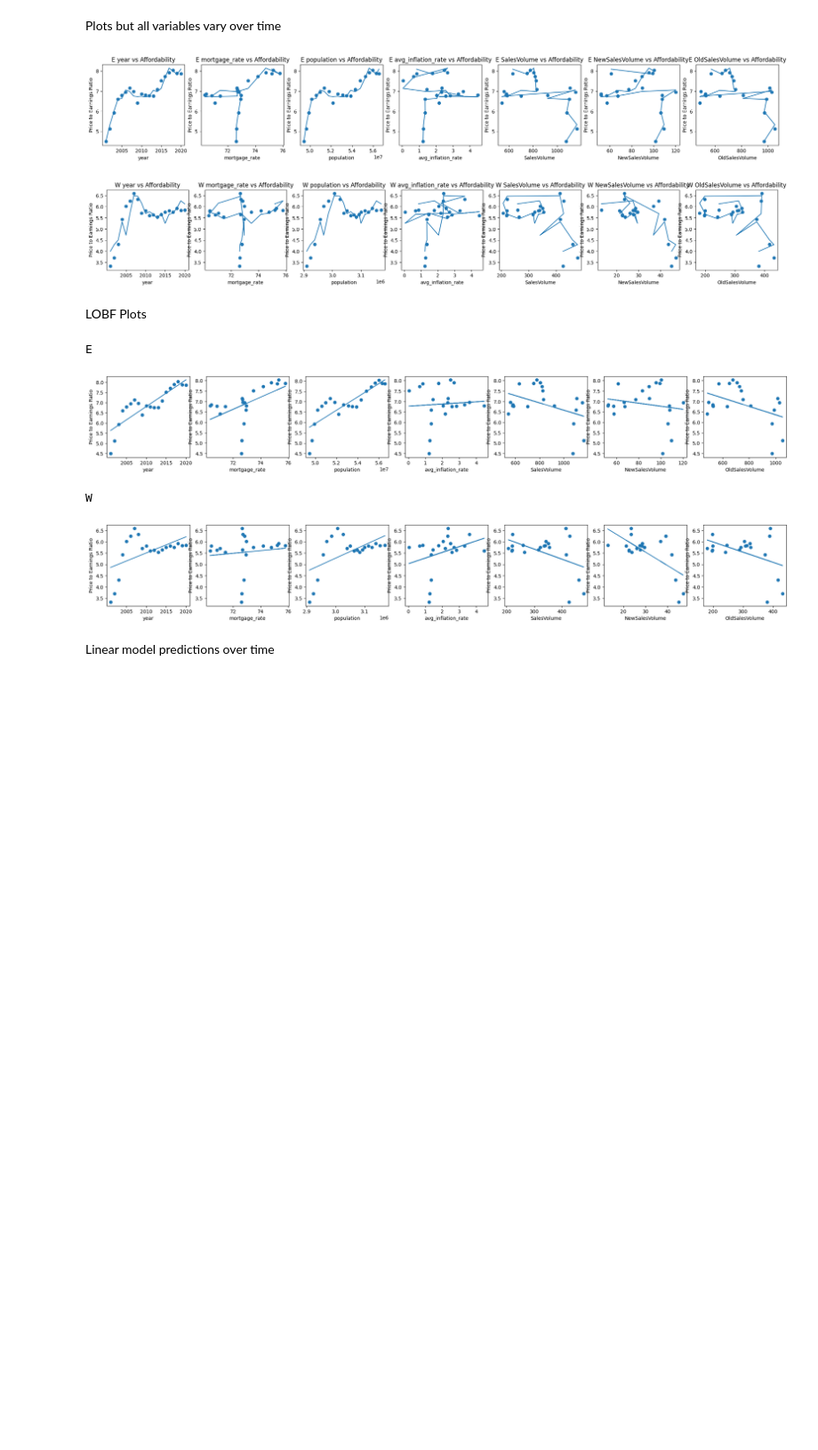
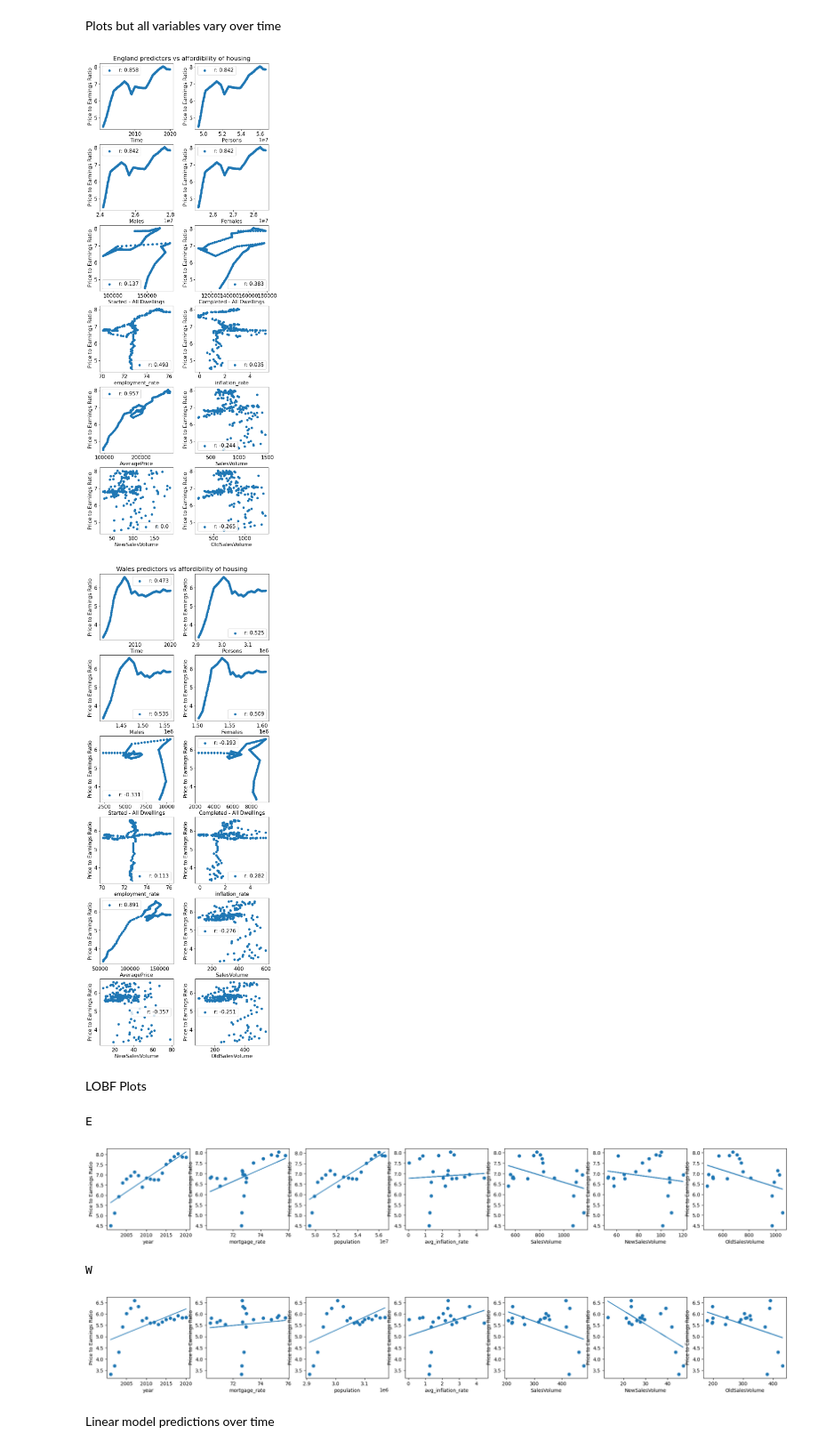
Before and after one commit to qa21336/HousingStatisticsAnalysis-, a Jupyter notebook: Merged_Data_Feature_Evaluation.ipynb, the cells around one changed output. Shown at 89% size. Cells and saved outputs as stored; diff of their text form; code cells hidden in the pictures; blank space fills up the shorter version.

```diff
--- a/Merged_Data_Feature_Evaluation.ipynb
+++ b/Merged_Data_Feature_Evaluation.ipynb
@@ -9,9 +9,7 @@ import pandas as pd
 from google.colab import drive
 drive.mount('/content/drive')
 
-df = pd.read_csv("/content/drive/MyDrive/ADS Datasets/mergedDataV1.1.csv")
-
-df = df.drop("Unnamed: 0", axis=1)
+df = pd.read_csv("/content/drive/MyDrive/ADS Datasets/cleaned_interpolated.csv")
 df.head()
 # %% [output]
 Drive already mounted at /content/drive; to attempt to forcibly remount, call drive.mount("/content/drive", force_remount=True).
@@ -25,0 +24,12 @@ Find statistics about correlations of features with price-to-earnings + linear r
+# %%
+monthsYears = df["mm/yyyy"]
+months = list(map(lambda my: int(my.split("/")[0]), monthsYears))
+years = list(map(lambda my: int(my.split("/")[1]), monthsYears))
+
+# -1 so it's zero indexes, /12 so its in range [0, 1)
+monthsReformatted = (np.array(months) - 1) / 12
+time = np.array(years) + monthsReformatted
+
+df.insert(0, "Time", time)
+df = df.drop(["Year", "mm/yyyy"], axis=1)
+df.head()
@@ -93,8 +128,10 @@ Do some plots (everything other than indep. variable is the mean)
 # %%
 import matplotlib.pyplot as plt
 
+numFeatures = len(df.columns)-2
+
 for i, country in enumerate(countries):
-    fig, axes = plt.subplots(1, 7, figsize=(25, 3))
+    fig, axes = plt.subplots(1, numFeatures, figsize=(25, 3))
 
     # Get labels for country
     countryDf = (df.loc[df["country"] == country]).drop("country", axis=1)
@@ -126,29 +163,46 @@ for i, country in enumerate(countries):
 Plots but all variables vary over time
 # %%
 for i, country in enumerate(countries):
-    fig, axes = plt.subplots(1, 7, figsize=(25, 3))
+    #numCols = int(np.ceil(numFeatures / 2))
+    plt.rcParams.update({'font.size': 15})
+    fig, axes = plt.subplots(6, 2, figsize=(8, 20))
+    fig.tight_layout()
+    axes = axes.reshape(-1,)
 
     # Get labels for country
     countryDf = (df.loc[df["country"] == country]).drop("country", axis=1)
     affordData = countryDf.pop("affordability")
 
     # Model predictions
-    preds = lms[i].predict(countryDf)
+    #preds = lms[i].predict(countryDf)
 
     # Plot all scatters
     for j, col in enumerate(countryDf.columns):
         colData = np.array(countryDf[col]).reshape(-1, 1)
 
         # Plot
-        axes[j].scatter(colData, affordData)
-        axes[j].set_title(country+" "+col+" vs Affordability")
+        r_score = np.round(r_regression(colData, affordData)[0], decimals=3)
+        axes[j].scatter(colData, affordData, label="r: "+str(r_score))
+        #axes[j].set_title(col+" vs affordability")
         axes[j].set_xlabel(col)
         axes[j].set_ylabel("Price to Earnings Ratio")
-        axes[j].plot(colData, preds)
-    plt.show()
+        axes[j].legend()
+        #axes[j].plot(colData, preds)
+
+    # Zero out the rest
+    for i in range(numFeatures, 2 * numCols):
+        axes[i].set_axis_off()
+
+    if(country == "E"):
+        fig.suptitle("England predictors vs affordibility of housing", y=1.0)
+    elif(country == "W"):
+        fig.suptitle("Wales predictors vs affordibility of housing", y=1.0)
+
+    plt.savefig("/content/drive/MyDrive/ADS Datasets/plot "+country+" predictors vs affordibility of housing")
+    print()
 # %% [output]
-[figure, old version]
+[figure, new version]
-[figure, old version]
+[figure, new version]
 # %% [markdown]
 LOBF Plots
 # %%
```
Also changed, not shown: parts of 8 cells of this notebook.
